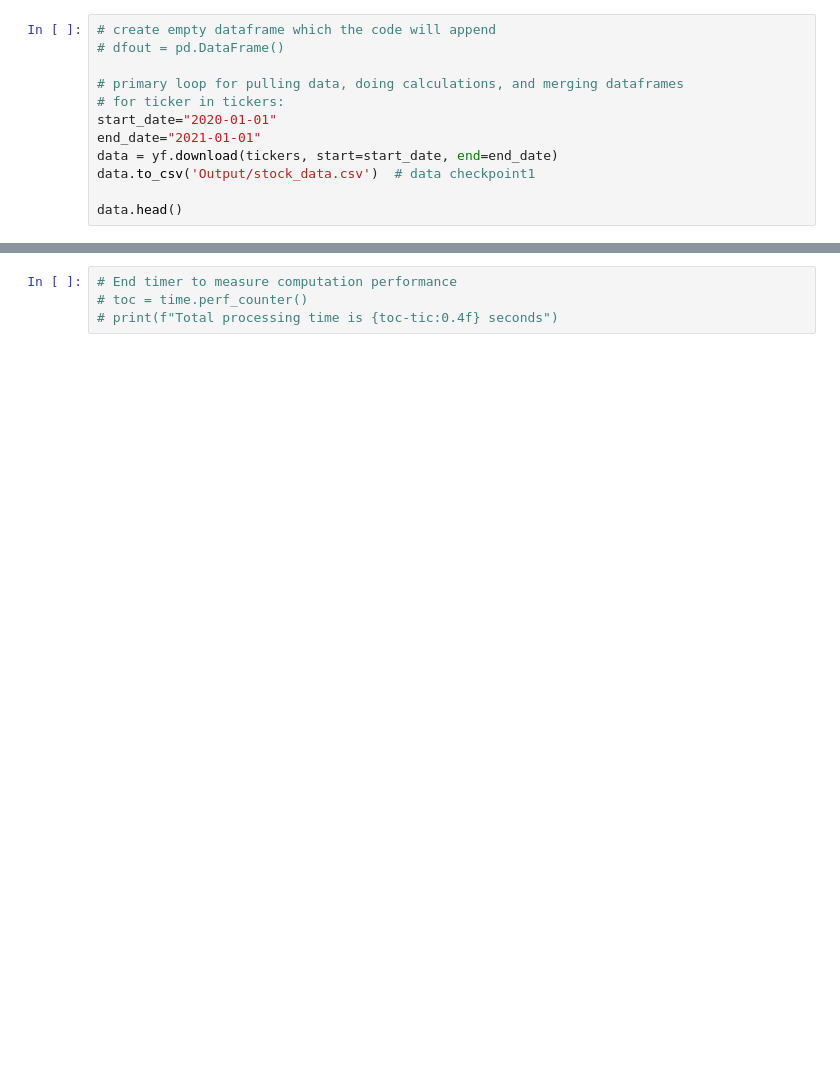
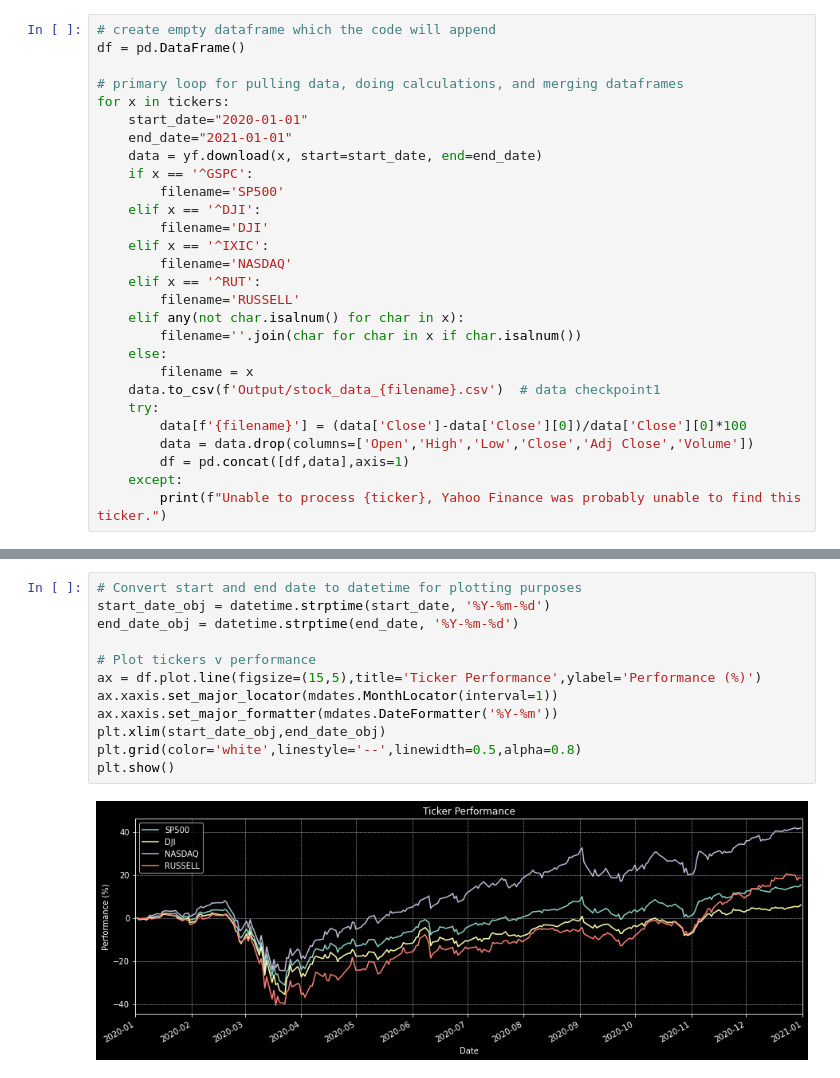
Before and after one commit to obsessedquant/GeoLocation-Vs-Covid-Analysis-and-Visualization, a Jupyter notebook: sam/Stock_Data_Pull_and_Plot.ipynb, the cells around one changed output, grey strips where cells are left out. Drawn from its saved outputs; the diff is of its cells as text; blank space fills up the shorter version.

Commit message:
Completed multi ticker plot code
Next to work on Fed data pull

```diff
--- a/sam/Stock_Data_Pull_and_Plot.ipynb
+++ b/sam/Stock_Data_Pull_and_Plot.ipynb
@@ -33,14 +61,30 @@ tickers = ['^GSPC'] # for testing level1
 # %%
 # create empty dataframe which the code will append
-# dfout = pd.DataFrame()
+df = pd.DataFrame()
 
 # primary loop for pulling data, doing calculations, and merging dataframes
-# for ticker in tickers:
-start_date="2020-01-01"
-end_date="2021-01-01"
-data = yf.download(tickers, start=start_date, end=end_date)
-data.to_csv('Output/stock_data.csv')  # data checkpoint1
-
-data.head()
+for x in tickers:
+    start_date="2020-01-01"
+    end_date="2021-01-01"
+    data = yf.download(x, start=start_date, end=end_date)
+    if x == '^GSPC':
+        filename='SP500'
+    elif x == '^DJI':
+        filename='DJI'
+    elif x == '^IXIC':
+        filename='NASDAQ'
+    elif x == '^RUT':
+        filename='RUSSELL'
+    elif any(not char.isalnum() for char in x):
+        filename=''.join(char for char in x if char.isalnum())
+    else:
+        filename = x
+    data.to_csv(f'Output/stock_data_{filename}.csv')  # data checkpoint1
+    try:
+        data[f'{filename}'] = (data['Close']-data['Close'][0])/data['Close'][0]*100
+        data = data.drop(columns=['Open','High','Low','Close','Adj Close','Volume'])
+        df = pd.concat([df,data],axis=1)
+    except:
+        print(f"Unable to process {ticker}, Yahoo Finance was probably unable to find this ticker.")
 # %% [output]
 [*********************100%***********************]  1 of 1 completed
@@ -95,4 +94,14 @@ plt.grid(color='white',linestyle='--',linewidth=0.5,alpha=0.8)
-# %%
-# End timer to measure computation performance
-# toc = time.perf_counter()
-# print(f"Total processing time is {toc-tic:0.4f} seconds")
+# %%
+# Convert start and end date to datetime for plotting purposes
+start_date_obj = datetime.strptime(start_date, '%Y-%m-%d')
+end_date_obj = datetime.strptime(end_date, '%Y-%m-%d')
+
+# Plot tickers v performance
+ax = df.plot.line(figsize=(15,5),title='Ticker Performance',ylabel='Performance (%)')
+ax.xaxis.set_major_locator(mdates.MonthLocator(interval=1))
+ax.xaxis.set_major_formatter(mdates.DateFormatter('%Y-%m'))
+plt.xlim(start_date_obj,end_date_obj)
+plt.grid(color='white',linestyle='--',linewidth=0.5,alpha=0.8)
+plt.show()
+# %% [output]
+[figure, added]
```
Also changed, not shown: parts of 7 cells of this notebook, 14 other files.
